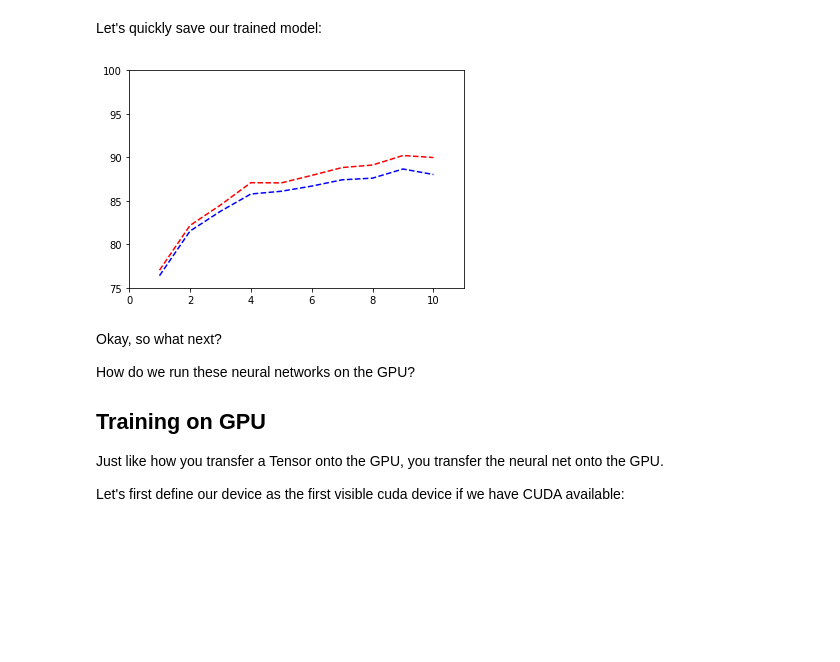
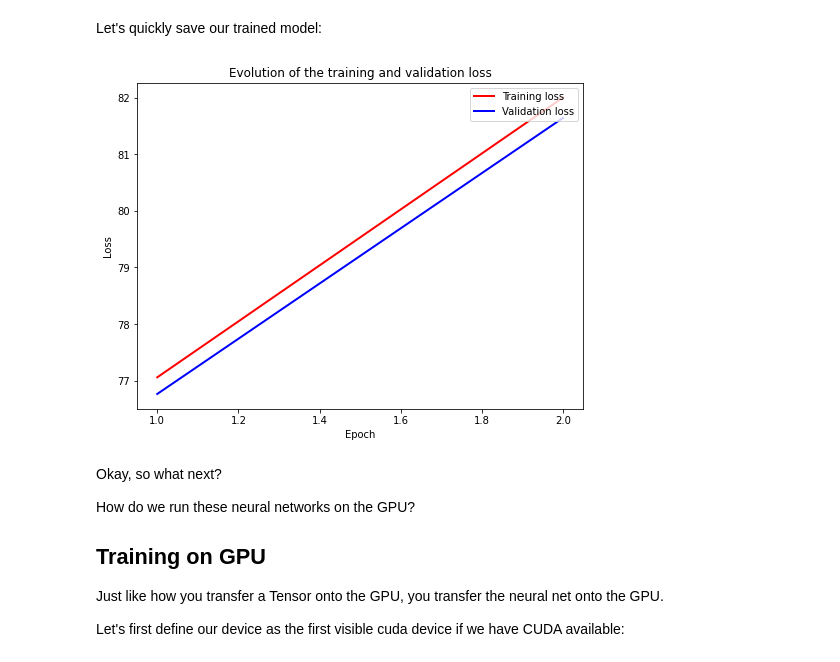
Before and after one commit to gportela8/Handwritten-Digits-Recognition, a Jupyter notebook: project_main.ipynb, the cells around one changed output. Cells and saved outputs as stored; diff of their text form; code cells hidden in the pictures; blank space fills up the shorter version.

Commit message:
working on a version that trains until validation acc stops improving

```diff
--- a/project_main.ipynb
+++ b/project_main.ipynb
@@ -236,16 +206,18 @@ def compute_accuracy(net, dl):
 # %%
 #this one's pretty self explanatory- it runs neural net net for epochs epochs, training on the
 #data in trainloader and computing training + validation accuracy after each epoch
-def run_net(net, epochs, trainloader, validationloader, print_mode = False):
+def train_net(net, hyper, trainloader, validationloader, print_mode = False):
+    (num_epochs, learning_rate, momentum) = hyper
+
     criterion = nn.CrossEntropyLoss()
-    optimizer = optim.SGD(net.parameters(), lr=0.002, momentum=0.9)
+    optimizer = optim.SGD(net.parameters(), lr=learning_rate, momentum=momentum)
     train_acc_list = []
     val_acc_list = []
     train_start = time.time()
 
     net = net.to(device)
 
-    for epoch in range(epochs):  # loop over the dataset multiple times
+    for epoch in range(num_epochs):  # loop over the dataset multiple times
         #running_loss = 0.0
         for i, (inputs, labels) in enumerate(trainloader):
             # get the inputs; data is a list of [inputs, labels]
@@ -277,5 +292,5 @@ def run_net(net, epochs, trainloader, validationloader, print_mode = False):
 # %%
 net = MNISTNet()
-train_acc_list, validation_acc_list, _ = run_net(net, 10, train_fmnist_loader, val_fmnist_loader, True)
+train_acc_list, validation_acc_list, _ = train_net(net, (2,0.002,0.9), train_fmnist_loader, val_fmnist_loader, True)
 #t1, v1 = train_acc_list, validation_acc_list
 # %% [output]
@@ -303,14 +306,25 @@ Let's quickly save our trained model:
 # %%
 # net = Net()
 # net.load_state_dict(torch.load(PATH))
-# %%
-epoch_list = list(range(1,len(train_acc_list)+1))
-plt.plot(epoch_list, train_acc_list, 'r--', epoch_list, validation_acc_list, 'b--')
-plt.axis([0,len(t1), 75, 100])
-#TODO: plt.legend()
-plt.show()
-# %% [output]
-[figure, removed]
+# %%
+def plot_losses(train_history, val_history):
+
+    colors = ['r','b']
+
+    x = np.arange(1, len(train_history) + 1)
+
+    plt.figure(figsize=(8, 6))
+    plt.plot(x, train_history, color=colors[0], label="Training loss", linewidth=2)
+    plt.plot(x, val_history, color=colors[1], label="Validation loss", linewidth=2)
+    plt.xlabel('Epoch')
+    plt.ylabel('Loss')
+    plt.legend(loc='upper right')
+    plt.title("Evolution of the training and validation loss")
+    plt.show()
+# %%
+plot_losses(train_acc_list, validation_acc_list)
+# %% [output]
+[figure, added]
 # %% [markdown]
 Okay, so what next?
 
```
Also changed, not shown: parts of 9 cells of this notebook.
